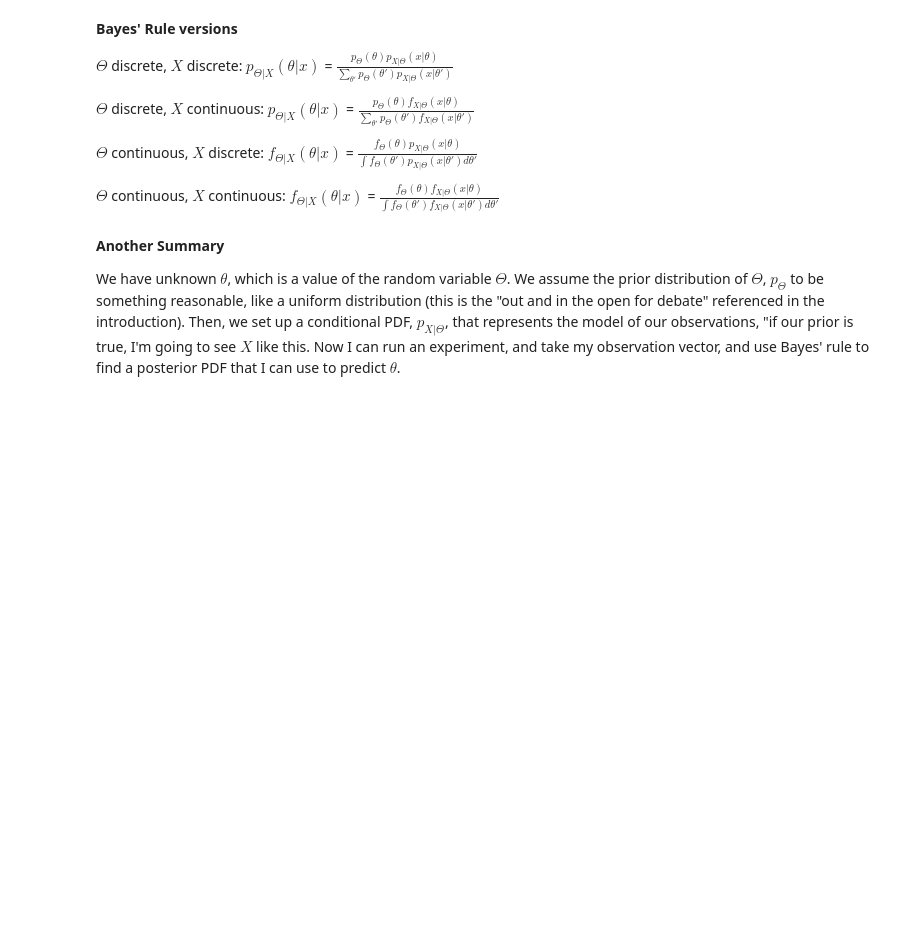
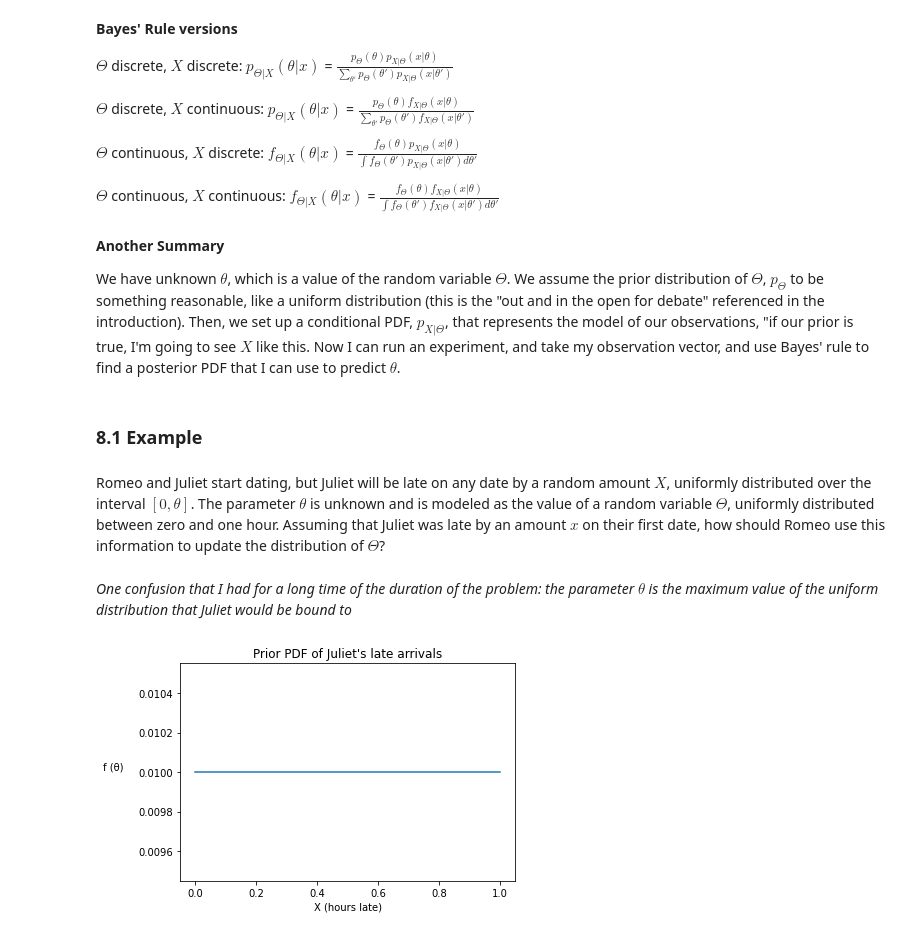
Before and after one commit to Wsoren1/tsitsiklis_intro_to_probability_notes, a Jupyter notebook: Chapter 8 - Bayesian Statistical Inference.ipynb, the cells around one changed output. Saved outputs shown, nothing was run; the diff lists cells and outputs as text; code cells hidden in the pictures; blank space fills up the shorter version.

Commit message:
example 8.2 in 8.1 finished, moving to practice problems

```diff
--- a/Chapter 8 - Bayesian Statistical Inference.ipynb
+++ b/Chapter 8 - Bayesian Statistical Inference.ipynb
@@ -109,3 +109,20 @@ $\Theta$ continuous, $X$ continuous: $f_{\Theta|X}(\theta|x)$ = $\frac{f_\Theta(
 __Another Summary__
 
 We have unknown $\theta$, which is a value of the random variable $\Theta$.  We assume the prior distribution of $\Theta$, $p_\Theta$ to be something reasonable, like a uniform distribution (this is the "out and in the open for debate" referenced in the introduction).  Then, we set up a conditional PDF, $p_{X|\Theta}$, that represents the model of our observations, "if our prior is true, I'm going to see $X$ like this. Now I can run an experiment, and take my observation vector, and use Bayes' rule to find a posterior PDF that I can use to predict $\theta$.
+# %% [markdown]
+### 8.1 Example
+# %% [markdown]
+Romeo and Juliet start dating, but Juliet will be late on any date by a random amount $X$, uniformly distributed over the interval $[0, \theta]$.  The parameter $\theta$ is unknown and is modeled as the value of a random variable $\Theta$, uniformly distributed between zero and one hour.  Assuming that Juliet was late by an amount $x$ on their first date, how should Romeo use this information to update the distribution of $\Theta$?
+# %% [markdown]
+_One confusion that I had for a long time of the duration of the problem: the parameter $\theta$ is the maximum value of the uniform distribution that Juliet would be bound to_
+# %%
+import matplotlib.pyplot as plt
+import numpy as np
+
+plt.plot(x := np.linspace(0, 1, 100), [1/100] * 100) # 100 is an arbitrary number, and is for the purpose of plotting
+plt.ylabel("f (\u03B8)", rotation=0, labelpad=25)
+plt.xlabel("X (hours late)")
+plt.title("Prior PDF of Juliet's late arrivals")
+plt.show()
+# %% [output]
+[figure, added]
```
Also changed, not shown: parts of 20 cells of this notebook.
